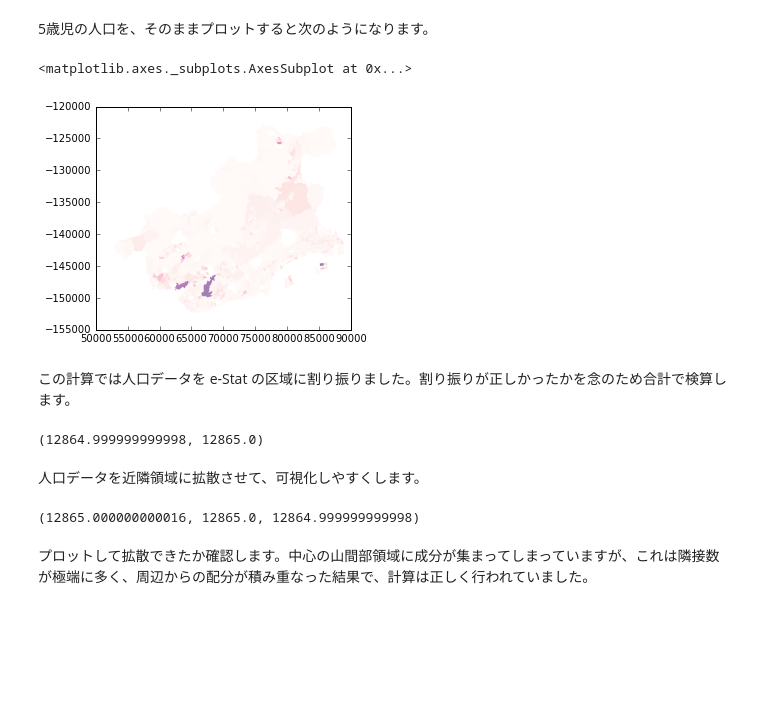
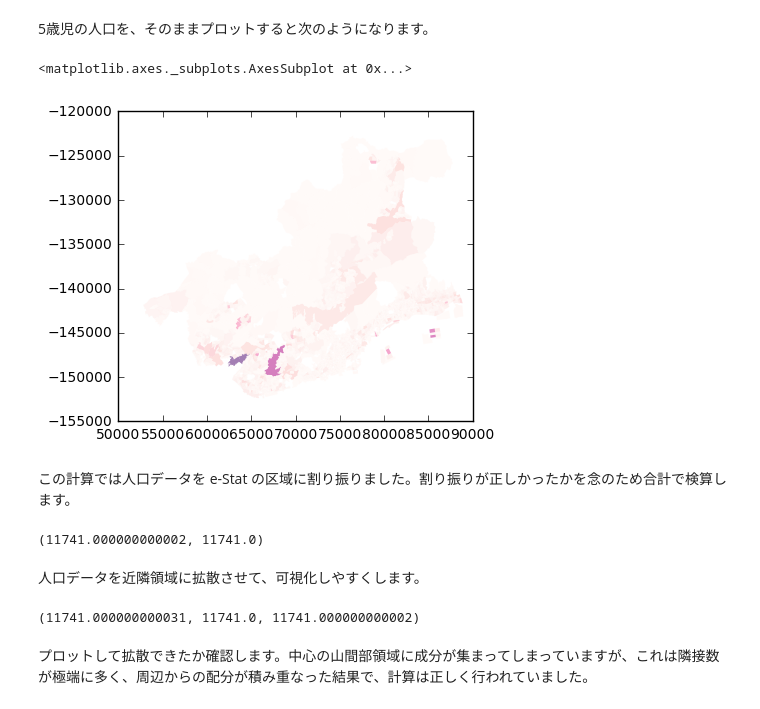
Before and after one commit to hkwi/kobe-barcelona, a Jupyter notebook: notes/2016-10-02-preschool-map.ipynb, the cells around one changed output. Drawn from its saved outputs; the diff is of its cells as text; code cells hidden in the pictures; blank space fills up the shorter version.

```diff
--- a/notes/2016-10-02-preschool-map.ipynb
+++ b/notes/2016-10-02-preschool-map.ipynb
@@ -16,8 +16,6 @@ from shapely.geometry import Point, Polygon
 # %% [markdown]
 再び最新のデータを分析する。
 # %%
-nib = gpd.read_file("../data/hkwi/shinseido-2016-09.json")
-
 #"状況,利用定員（２・３号）"は本園に合算されているので使わない
 k1 = ["状況,合計", "１号,認可定員(全体)", "２号３号,利用定員（2・3号）"]
 k2 = ["状況,申込児童数 %s歳児" % "０１２３４５"[i] for i in range(6)]
@@ -36,5 +34,8 @@ def drop_notes(c):
             return int(c)
     return None
 
+nib_ = gpd.read_file("../data/hkwi/shinseido-2016-09.json")
+# そのまま集計すると、分園の数だけ二重に集計してしまう
+nib = nib_[nib_["状況,参照"]!="本園"]
 for k in k1+k2:
     nib[k] = nib[k].apply(drop_notes)
@@ -142,25 +144,28 @@ def regions(npts, **kwargs):
 # %% [markdown]
 5歳児の人口を、そのままプロットすると次のようになります。
+# %%
+nib_age="状況,申込児童数 ０歳児"
+zib_age="0歳"
 # %%
 pib_pop = pib.join(
-    zib.groupby("KEYCODE1").sum()["5歳"],
+    zib.groupby("KEYCODE1").sum()[zib_age],
     on="KEYCODE1"
 ).join(
     pd.concat([pib["KEYCODE1"], pib.geometry.area], axis=1).groupby("KEYCODE1").sum().rename(columns={0:"area_sum"}),
     on="KEYCODE1"
 ).assign(
-    pib_pop=lambda r:r["5歳"] * r.geometry.area / r["area_sum"]
+    pib_pop=lambda r:r[zib_age] * r.geometry.area / r["area_sum"]
 )
 pib_pop[pib_pop["pib_pop"].isnull()==False].plot(column="pib_pop", cmap="RdPu", linewidth=0)
 # %% [output]
 <matplotlib.axes._subplots.AxesSubplot at 0x...>
-[figure, old version]
+[figure, new version]
 # %% [markdown]
 この計算では人口データを e-Stat の区域に割り振りました。割り振りが正しかったかを念のため合計で検算します。
 # %%
-pib_pop["pib_pop"].sum(), zib["5歳"].sum()
+pib_pop["pib_pop"].sum(), zib[zib_age].sum()
 # %% [output]
-(12864.999999999998, 12865.0)
+(11741.000000000002, 11741.0)
 # %% [markdown]
 人口データを近隣領域に拡散させて、可視化しやすくします。
 # %%
@@ -179,9 +184,9 @@ pib_pop2 = cpib.join(
 ).groupby("pib_right").sum()
 
 # 検算
-pib_pop2["pib_pop2"].sum(), zib["5歳"].sum(), pib_pop["pib_pop"].sum()
+pib_pop2["pib_pop2"].sum(), zib[zib_age].sum(), pib_pop["pib_pop"].sum()
 # %% [output]
-(12865.000000000016, 12865.0, 12864.999999999998)
+(11741.000000000031, 11741.0, 11741.000000000002)
 # %% [markdown]
 プロットして拡散できたか確認します。中心の山間部領域に成分が集まってしまっていますが、これは隣接数が極端に多く、周辺からの配分が積み重なった結果で、計算は正しく行われていました。
 # %%
```
Also changed, not shown: parts of 22 cells of this notebook.
